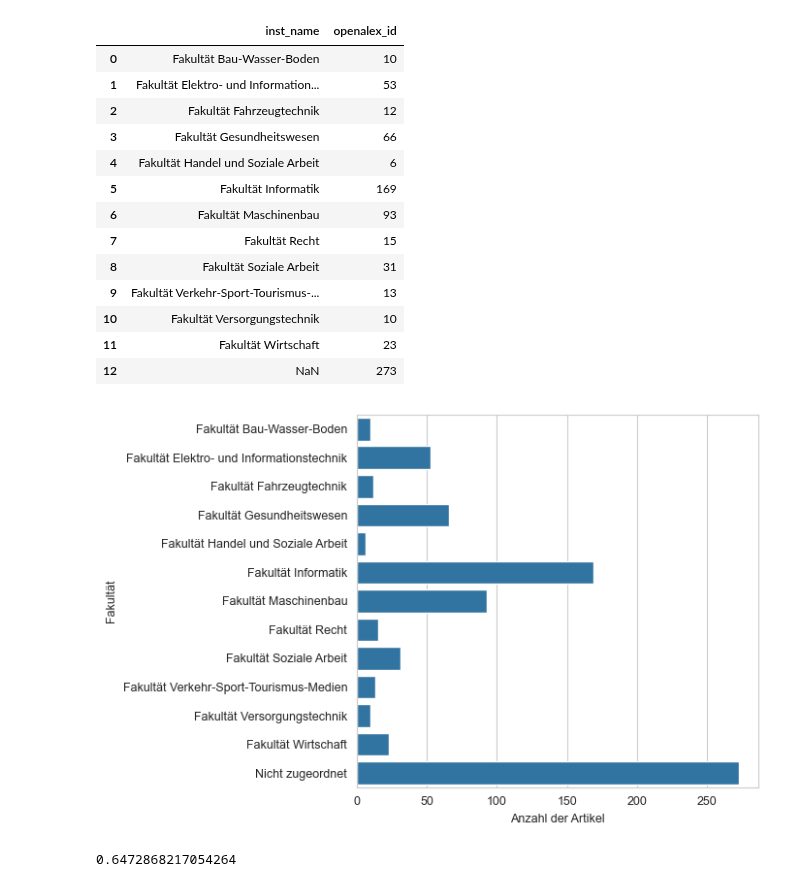
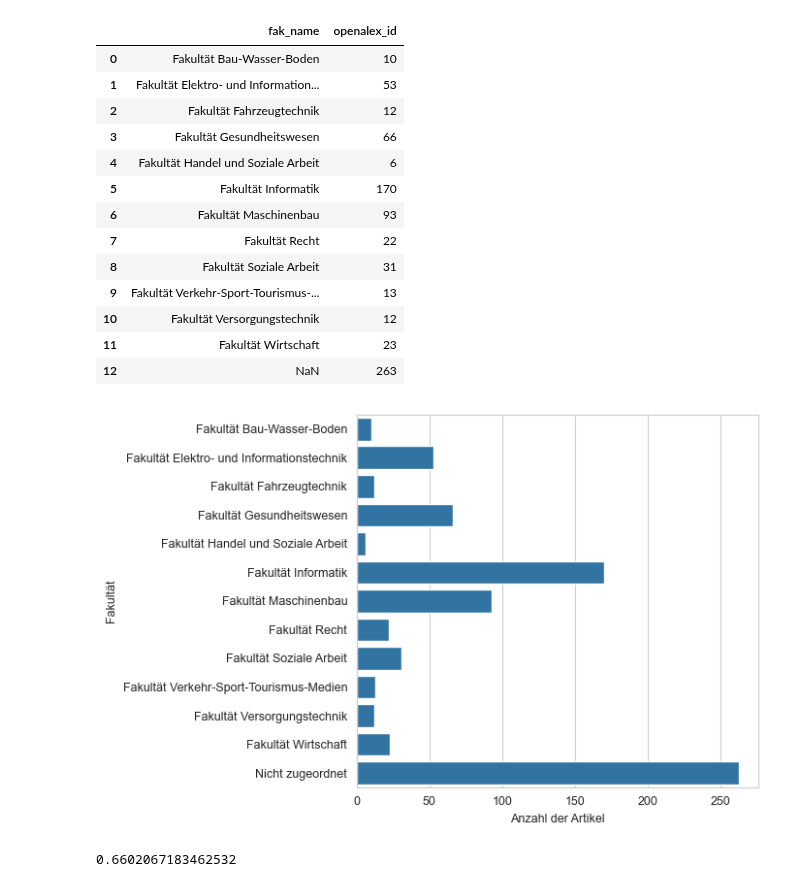
Before and after one commit to naustica/lower_saxony_institutions, a Jupyter notebook: notebooks/institution_mapping/OSTFALIA.ipynb, the cells around one changed output. Saved outputs shown, nothing was run; the diff lists cells and outputs as text; code cells hidden in the pictures.

```diff
--- a/notebooks/institution_mapping/OSTFALIA.ipynb
+++ b/notebooks/institution_mapping/OSTFALIA.ipynb
@@ -44,7 +44,7 @@ oal = client.query(f"""
 # %%
 oal = client.query(f"""
                     SELECT
-                        'not assigned' AS inst_name,
+                        'not assigned' AS fak_name,
                         'Ostfalia Hochschule für Angewandte Wissenschaften' AS parent_name,
                         raw_affiliation_string,
                         openalex_id
@@ -78,11 +78,12 @@ MAPPING_DICT = {
     'Fakultät Handel und Soziale Arbeit': ['trade and social work'],
     'Fakultät Verkehr-Sport-Tourismus-Medien': ['media management', 'tourism-media', 'public communication', 'regionalforschung'],
     'Fakultät Elektro- und Informationstechnik': ['electrical (engineering|energy|systems)'],
-    'Fakultät Informatik': ['information engineering', 'informatik', 'computer science', 'robotics lab', 'distributed systems', 'faculty for( applied)? informatics'],
+    'Fakultät Informatik': ['information engineering', 'informatik', 'computer science', 'robotics lab', 'distributed systems',
+                            'faculty for( applied)? informatics', 'applied informatics'],
     'Fakultät Maschinenbau': ['mechatroni(k|cs)', 'mechanical engineering', 'production technolog(y|ies)', 'maschinenbau'],
-    'Fakultät Recht': ['economic law', '(bels)'],
+    'Fakultät Recht': ['economic law', '(bels)', 'institut für recht', 'brunswick european law'],
     'Fakultät Soziale Arbeit': ['soziale(n)? arbeit', 'social work'],
-    'Fakultät Versorgungstechnik': ['biotechnology', 'kommunikationssysteme', 'supply (engineering|technology)'],
+    'Fakultät Versorgungstechnik': ['biotechnology', 'kommunikationssysteme', 'supply (engineering|technology)', 'versorgungstechnik'],
     'Fakultät Fahrzeugtechnik': ['recycling', 'vehicle', 'automotive engineering', 'fahrzeugbau'],
     'Fakultät Gesundheitswesen': ['health(\s)?(care|science|service)', 'gesundheit'],
     'Fakultät Wirtschaft': ['fakultät wirtschaft', 'faculty of business', 'business administration']
@@ -101,8 +102,8 @@ def map_address(address: str) -> Union[str, None]:
 # %%
 df_with_inst = oal.copy()
 
-df_with_inst.loc[df_with_inst['inst_name'] == 'not assigned', 'inst_name'] = \
-           df_with_inst.loc[df_with_inst['inst_name'] == 'not assigned']['raw_affiliation_string'].apply(map_address)
+df_with_inst.loc[df_with_inst['fak_name'] == 'not assigned', 'fak_name'] = \
+           df_with_inst.loc[df_with_inst['fak_name'] == 'not assigned']['raw_affiliation_string'].apply(map_address)
 # %%
 df_with_inst
 # %% [output]
@@ -141,40 +142,40 @@ array(['Ostfalia Hochschule für angewandte Wissenschaften, Rothenfelder Straße
       dtype=object)
 # %%
-df_with_inst.groupby(['inst_name'], dropna=False)['openalex_id'].count().reset_index()
+df_with_inst.groupby(['fak_name'], dropna=False)['openalex_id'].count().reset_index()
 # %% [output]
-|  | inst_name | openalex_id |
+|  | fak_name | openalex_id |
 | 0 | Fakultät Bau-Wasser-Boden | 10 |
 | 1 | Fakultät Elektro- und Information... | 53 |
 | 2 | Fakultät Fahrzeugtechnik | 12 |
 | 3 | Fakultät Gesundheitswesen | 66 |
 | 4 | Fakultät Handel und Soziale Arbeit | 6 |
-| 5 | Fakultät Informatik | 169 |
+| 5 | Fakultät Informatik | 170 |
 | 6 | Fakultät Maschinenbau | 93 |
-| 7 | Fakultät Recht | 15 |
+| 7 | Fakultät Recht | 22 |
 | 8 | Fakultät Soziale Arbeit | 31 |
 | 9 | Fakultät Verkehr-Sport-Tourismus-... | 13 |
-| 10 | Fakultät Versorgungstechnik | 10 |
+| 10 | Fakultät Versorgungstechnik | 12 |
 | 11 | Fakultät Wirtschaft | 23 |
-| 12 | NaN | 273 |
+| 12 | NaN | 263 |
 # %%
-df_plot = df_with_inst.groupby(['inst_name'], dropna=False)['openalex_id'].count().reset_index()
+df_plot = df_with_inst.groupby(['fak_name'], dropna=False)['openalex_id'].count().reset_index()
 df_plot.fillna('Nicht zugeordnet', inplace=True)
 
 fig, ax = plt.subplots(figsize=(7, 4.5))
 
 sns.barplot(data=df_plot,
             x='openalex_id',
-            y='inst_name',
+            y='fak_name',
             ax=ax)
 
 ax.set(xlabel='Anzahl der Artikel', ylabel='Fakultät')
 
 plt.tight_layout()
 
 plt.show()
 # %% [output]
-[figure, old version]
+[figure, new version]
 # %%
-df_plot[df_plot.inst_name != 'Nicht zugeordnet'].openalex_id.sum() / df_plot.openalex_id.sum()
+df_plot[df_plot.fak_name != 'Nicht zugeordnet'].openalex_id.sum() / df_plot.openalex_id.sum()
 # %% [output]
-0.6472868217054264
+0.6602067183462532
```
Also changed, not shown: parts of 11 cells of this notebook, 9 other files.
